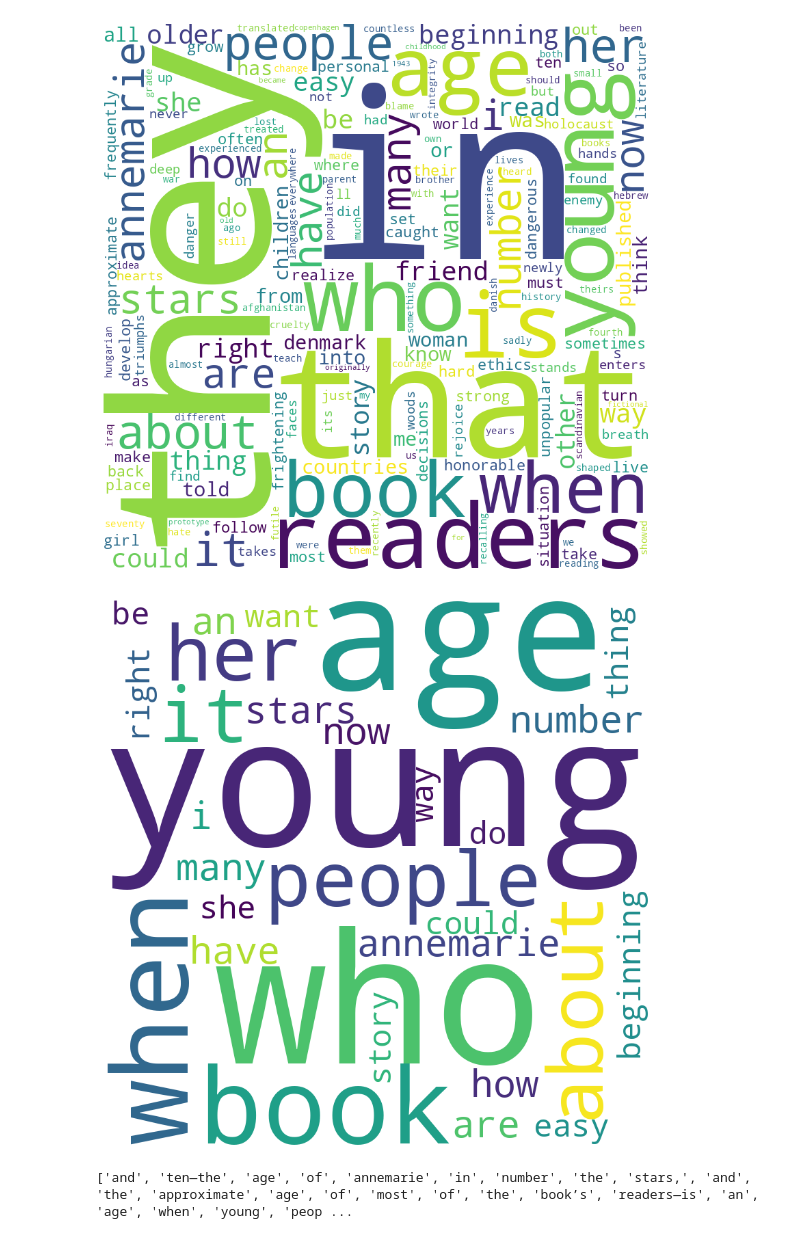
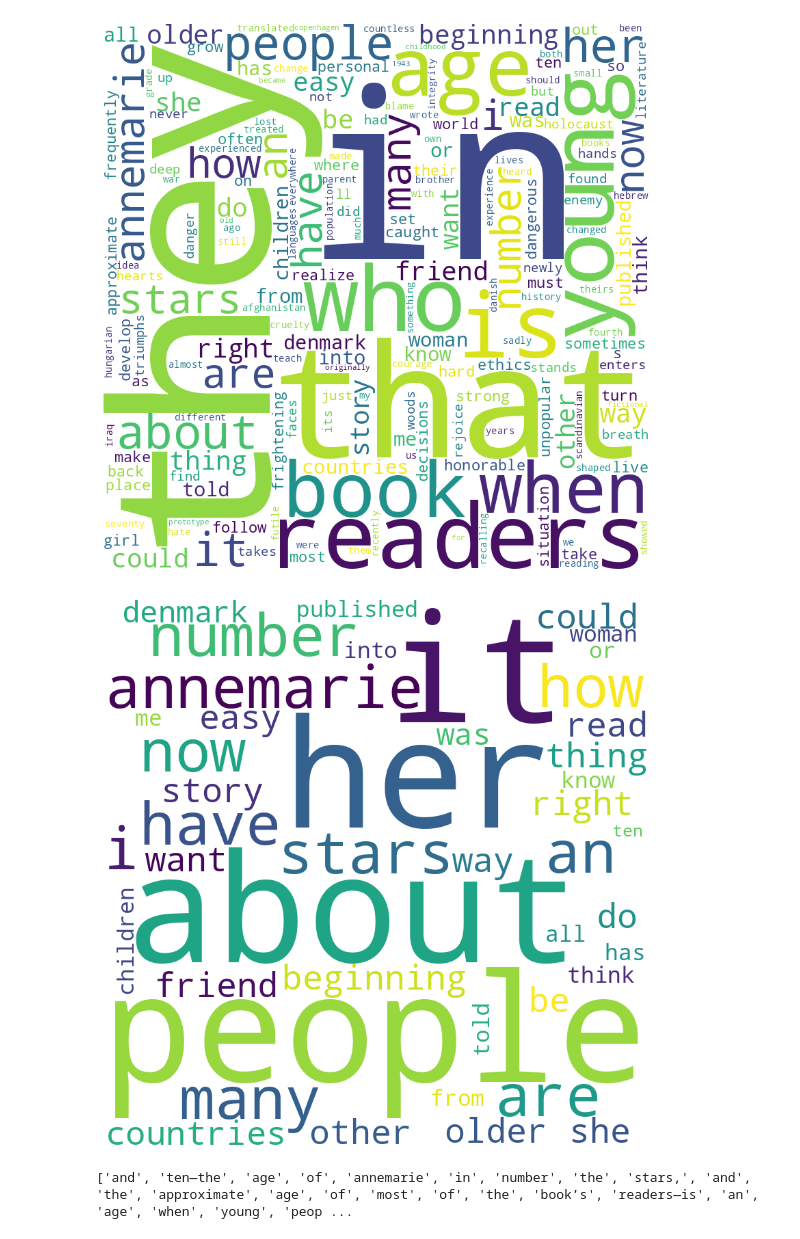
Before and after one commit to Englishson0909/2024spring, a Jupyter notebook: 0413.ipynb, the cells around one changed output. Saved outputs shown, nothing was run; the diff lists cells and outputs as text; code cells hidden in the pictures.

```diff
--- a/0413.ipynb
+++ b/0413.ipynb
@@ -156,35 +156,35 @@ The Danish friend who originally told me the story of her childhood in Copenhage
 
 # Process the text: remove punctuation, make lower case, and split into words
 words = re.findall(r'\w+', text.lower())
 
 # Count frequencies of words
 word_counts = Counter(words)
 
 # Eliminate the top 5 most frequent words
 # Get the most common words and their frequencies
 most_common_words = word_counts.most_common()
 
 # Remove the top 5 most common words
 for word, _ in most_common_words[:10]:
     del word_counts[word]
 
 # Limit to top 20 words after removing the top 5
-top_20_words = dict(most_common_words[10:40])  # Adjust index to start after top 5
+top_20_words = dict(most_common_words[15:60])  # Adjust index to start after top 5
 
 # Generate word cloud
 wordcloud = WordCloud(width = 800, height = 800,
                       background_color ='white',
                       min_font_size = 10).generate_from_frequencies(top_20_words)
 
 # Display the word cloud using matplotlib
 plt.figure(figsize = (8, 8), facecolor = None)
 plt.imshow(wordcloud)
 plt.axis("off")
 plt.tight_layout(pad = 0)
 
 plt.show()
 # %% [output]
-[figure, old version]
+[figure, new version]
 # %%
 word = text.lower()
 words = word.split()
```
